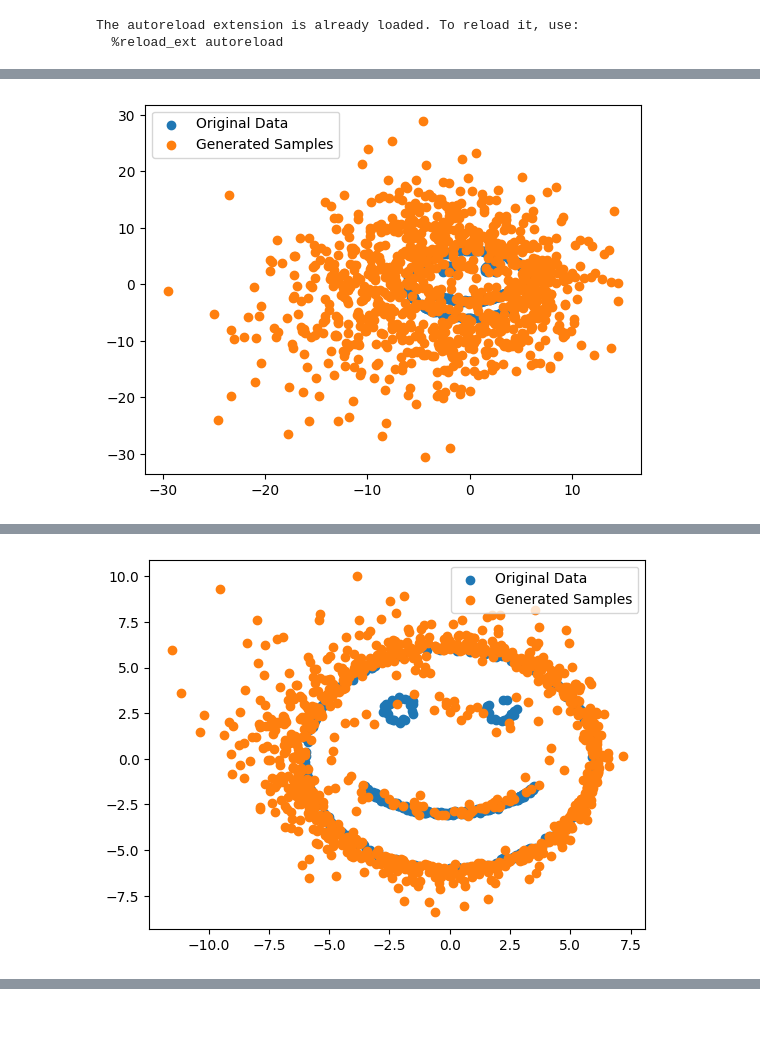
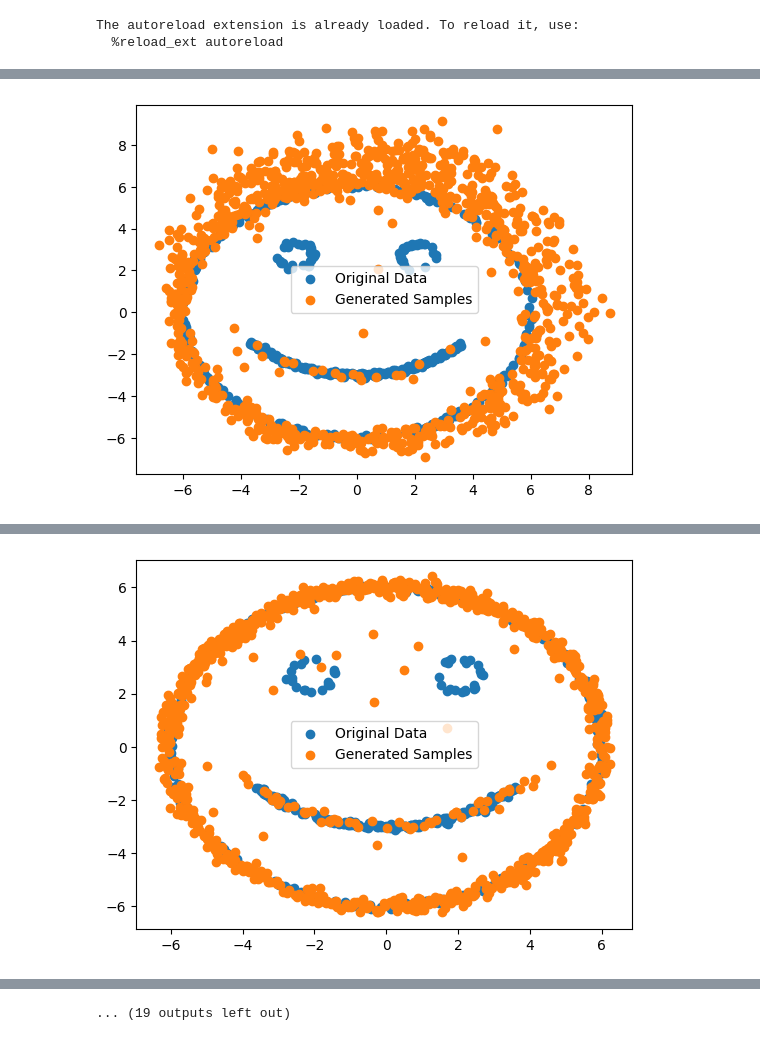
Before and after one commit to Stephen-Robbins/Score_Based_Diffusion, a Jupyter notebook: example_notebooks/Example_2d_bridge.ipynb, the cells around one changed output, grey strips where cells are left out. Saved outputs shown, nothing was run; the diff lists cells and outputs as text; code cells hidden in the pictures.

```diff
--- a/example_notebooks/Example_2d_bridge.ipynb
+++ b/example_notebooks/Example_2d_bridge.ipynb
@@ -47,12 +49,12 @@ from torch.utils.data import DataLoader, TensorDataset
 from training import train_score_network
 from model import Bridge_Diffusion_Net
 
-sde = BridgeDiffusionVPSDE(generate_mixture_gaussians)
-data = generate_happy_face(num_samples=4000)
+sde = BridgeDiffusionVPSDE(generate_mixture_gaussians,  bmin=.1, bmax=1)
+data = generate_happy_face(num_samples=32000)
 dataloader = DataLoader(TensorDataset(data), batch_size=500, shuffle=True)
-score_net = Bridge_Diffusion_Net(input_dim=2)
+score_net = Bridge_Diffusion_Net(input_dim=4, output_dim=2)
 
-train_score_network(dataloader, score_net, sde, epochs=5000, bridge=True)
+train_score_network(dataloader, score_net, sde, epochs=15000, bridge=True)
 # %% [output]
 The autoreload extension is already loaded. To reload it, use:
   %reload_ext autoreload
@@ -60 +62 @@ Epoch: 1000 and Loss: 9.689630508422852
-[figure, old version]
+[figure, new version]
@@ -62 +64 @@ Epoch: 2000 and Loss: 17.61732292175293
-[figure, old version]
+[figure, new version]
@@ -68,0 +72 @@ Epoch: 4999 and Loss: 38.0707893371582
+... (19 outputs left out)
```
Also changed, not shown: parts of 3 cells of this notebook, 3 other files.
